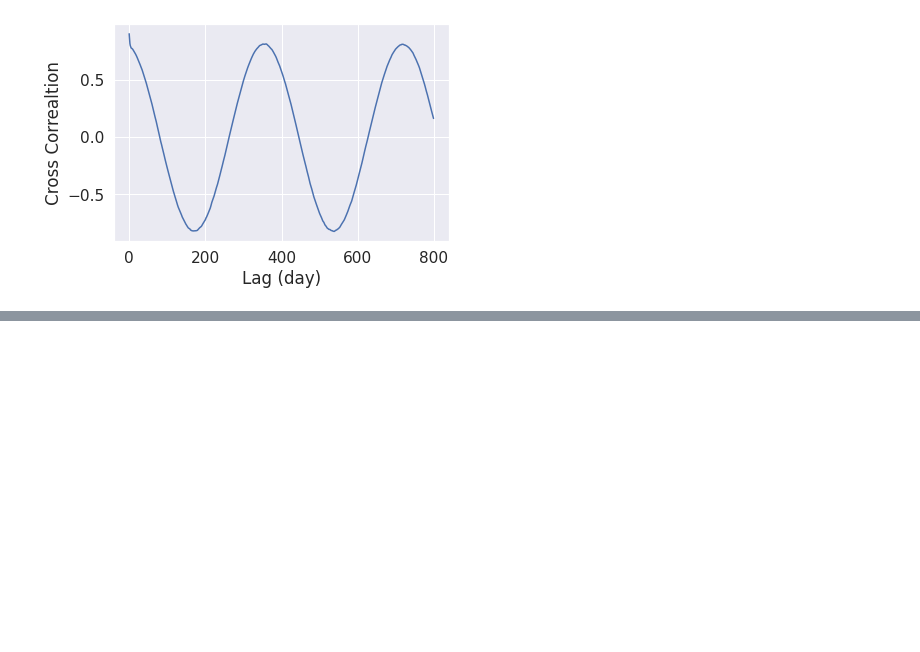
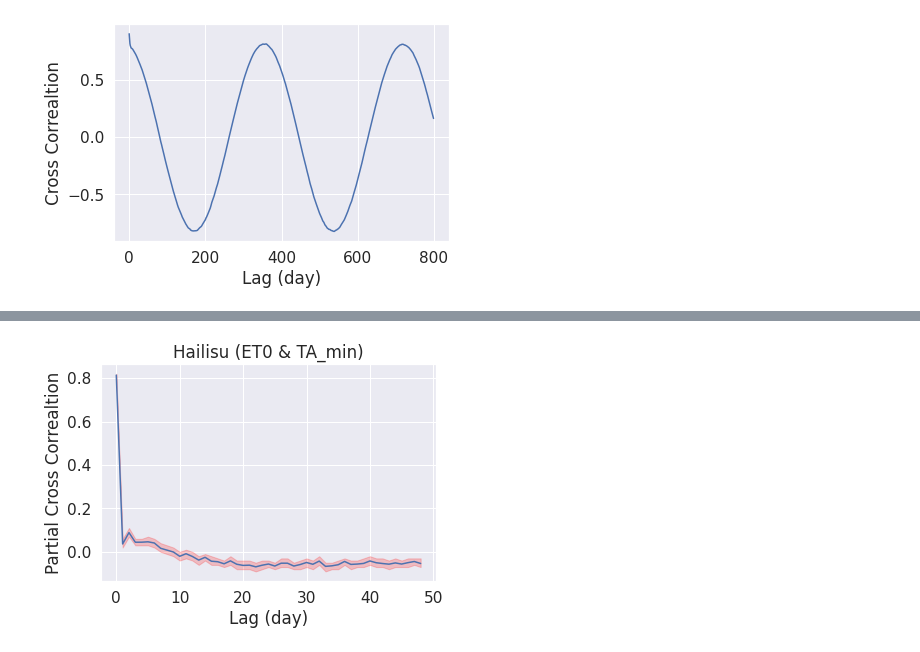
Before and after one commit to ekourkchi/Weather_research, a Jupyter notebook: Cross_Correaltion_Hailisu.ipynb, the cells around one changed output, grey strips where cells are left out. Drawn from its saved outputs; the diff is of its cells as text; code cells hidden in the pictures; blank space fills up the shorter version.

```diff
--- a/Cross_Correaltion_Hailisu.ipynb
+++ b/Cross_Correaltion_Hailisu.ipynb
@@ -322,0 +241,4 @@ data
+# %%
+plot_pcc(data, "ET0", "TA_min")
+# %% [output]
+[figure, added]
```
Also changed, not shown: parts of 19 cells of this notebook.
